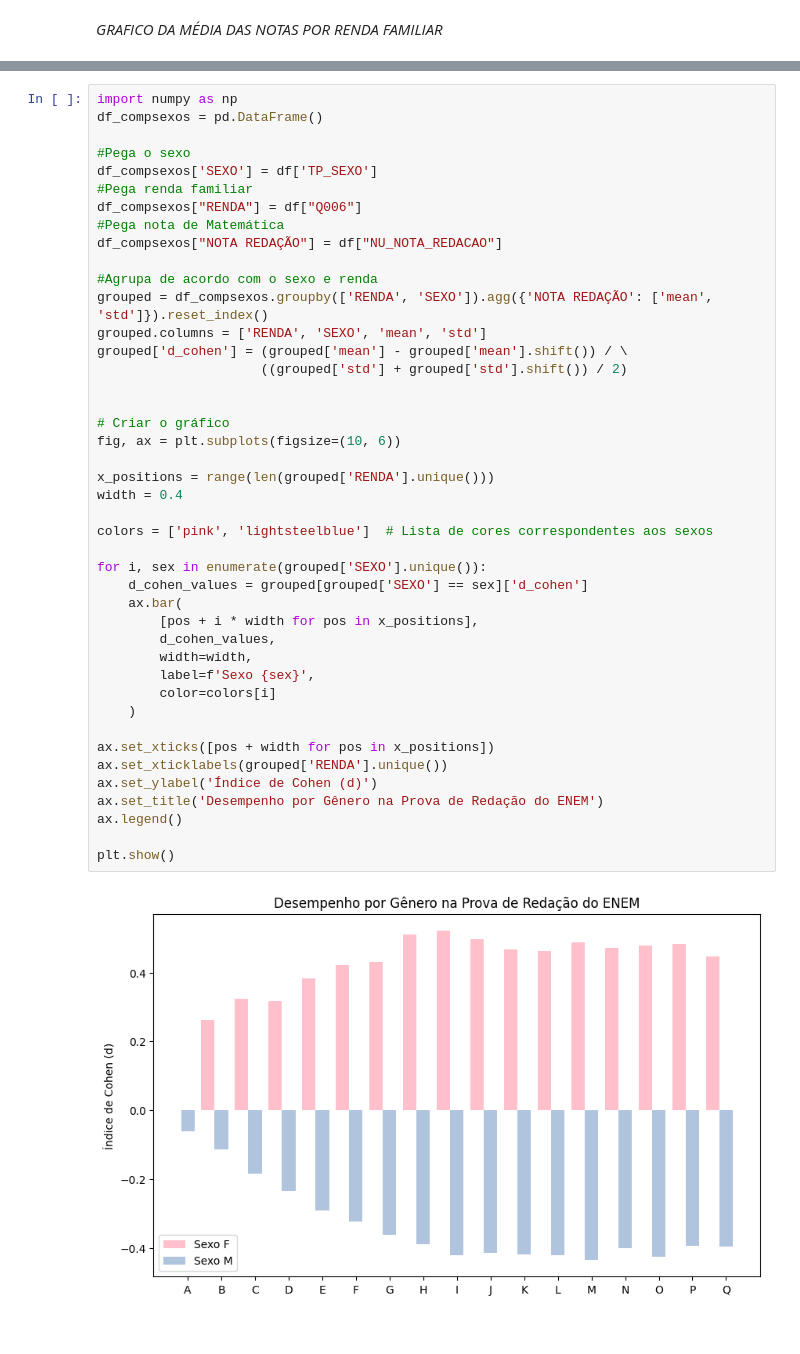
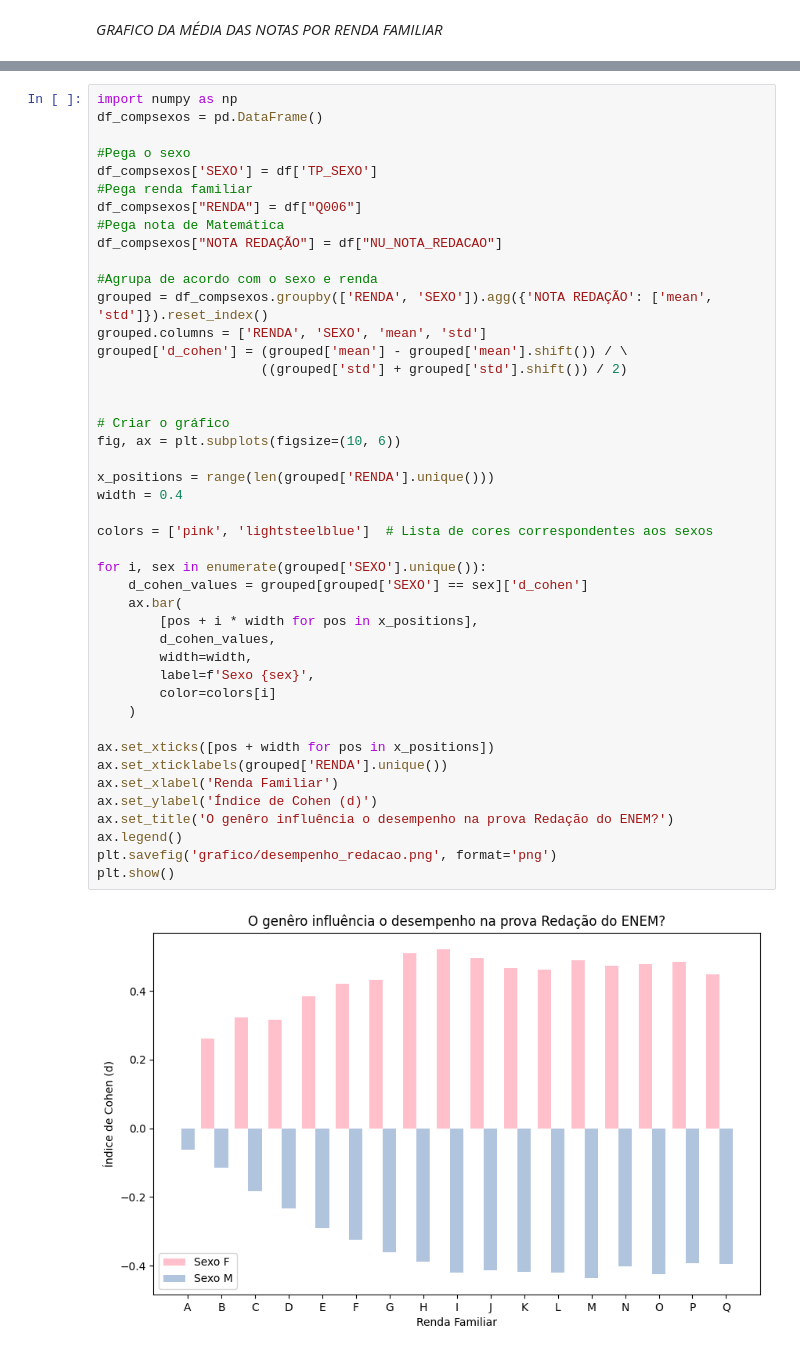
Before and after one commit to giuvallente/APS1-CDADOS, a Jupyter notebook: main.ipynb, the cells around one changed output, grey strips where cells are left out. Cells and saved outputs as stored; diff of their text form.

```diff
--- a/main.ipynb
+++ b/main.ipynb
@@ -284,33 +289,34 @@ df_compsexos["NOTA REDAÇÃO"] = df["NU_NOTA_REDACAO"]
 grouped = df_compsexos.groupby(['RENDA', 'SEXO']).agg({'NOTA REDAÇÃO': ['mean', 'std']}).reset_index()
 grouped.columns = ['RENDA', 'SEXO', 'mean', 'std']
 grouped['d_cohen'] = (grouped['mean'] - grouped['mean'].shift()) / \
                      ((grouped['std'] + grouped['std'].shift()) / 2)
 
 
 # Criar o gráfico
 fig, ax = plt.subplots(figsize=(10, 6))
 
 x_positions = range(len(grouped['RENDA'].unique()))
 width = 0.4
 
 colors = ['pink', 'lightsteelblue']  # Lista de cores correspondentes aos sexos
 
 for i, sex in enumerate(grouped['SEXO'].unique()):
     d_cohen_values = grouped[grouped['SEXO'] == sex]['d_cohen']
     ax.bar(
         [pos + i * width for pos in x_positions],
         d_cohen_values,
         width=width,
         label=f'Sexo {sex}',
         color=colors[i]
     )
 
 ax.set_xticks([pos + width for pos in x_positions])
 ax.set_xticklabels(grouped['RENDA'].unique())
+ax.set_xlabel('Renda Familiar')
 ax.set_ylabel('Índice de Cohen (d)')
-ax.set_title('Desempenho por Gênero na Prova de Redação do ENEM')
+ax.set_title('O genêro influência o desempenho na prova Redação do ENEM?')
 ax.legend()
-
+plt.savefig('grafico/desempenho_redacao.png', format='png')
 plt.show()
 # %% [output]
-[figure, old version]
+[figure, new version]
```
Also changed, not shown: parts of 3 cells of this notebook, 5 other files.
